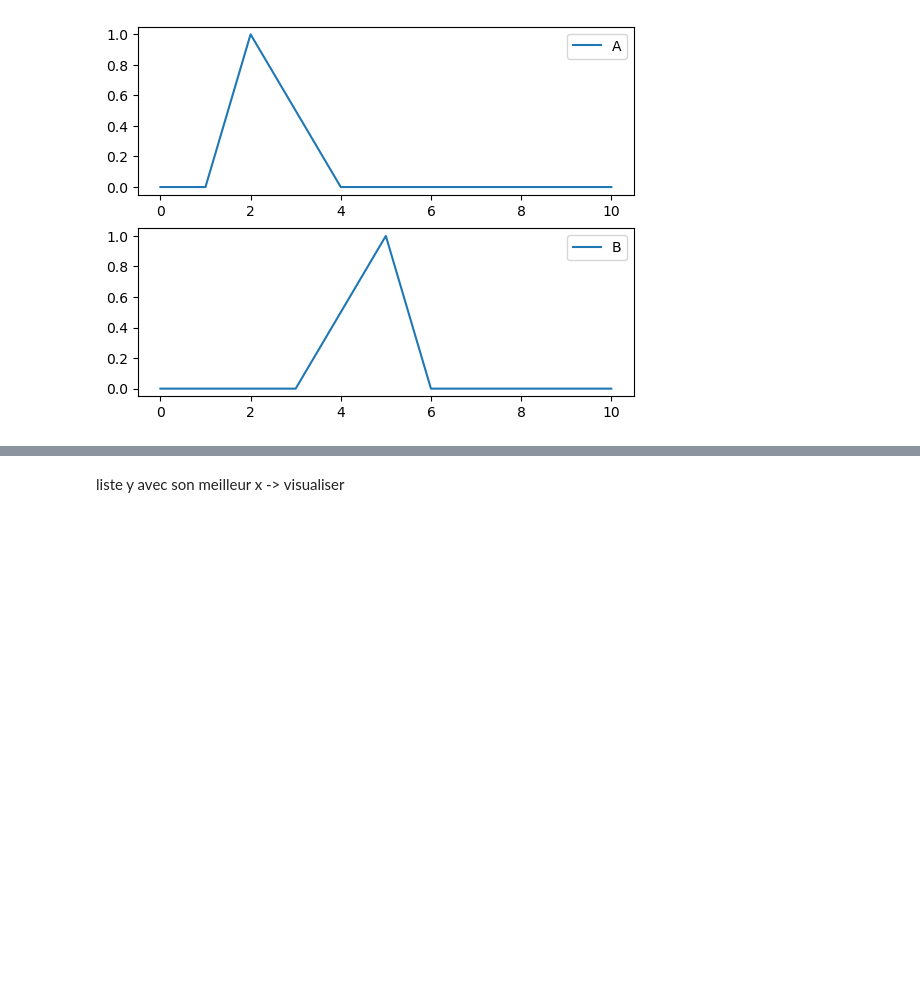
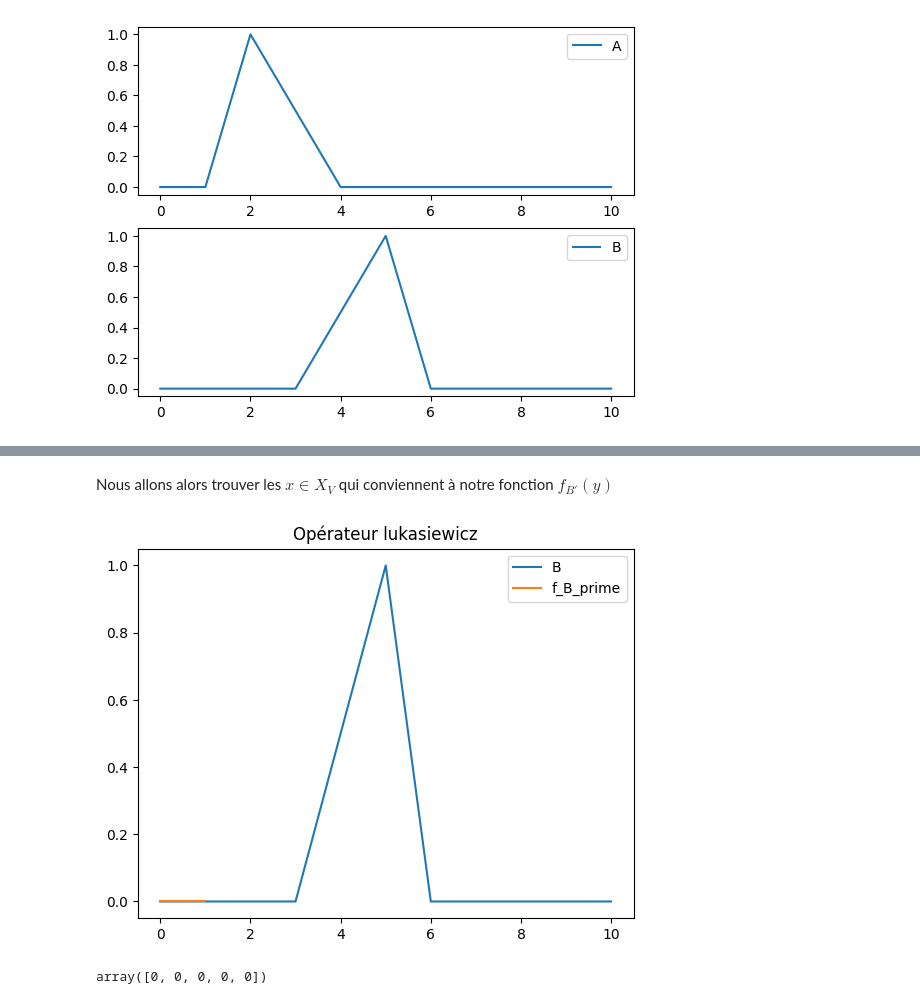
Before and after one commit to nhs2828/IA-Explicable, a Jupyter notebook: tme5/tme5.ipynb, the cells around one changed output, grey strips where cells are left out. Saved outputs shown, nothing was run; the diff lists cells and outputs as text; code cells hidden in the pictures; blank space fills up the shorter version.

```diff
--- a/tme5/tme5.ipynb
+++ b/tme5/tme5.ipynb
@@ -128,7 +121,7 @@ x0_liste = [2.5, 3, 3.5, 6, 2]
 op_liste = ['lukasiewicz','kleene-dienes','reichenbach','willmott','brouwer-godel','goguen','rescher-gaines']
 for x0 in x0_liste[:1]:
     for op in op_liste:
-        bonjour(ensA=ens['A'], ensB=ens['B'], x0=x0, op=op)
+        b_prime_implication(ensA=ens['A'], ensB=ens['B'], x0=x0, op=op)
 # %% [output]
 [figure]
 [figure]
@@ -140,7 +133,7 @@ for x0 in x0_liste[:1]:
 # %%
 op_liste = ['lukasiewicz','kleene-dienes','reichenbach','willmott','brouwer-godel','goguen','rescher-gaines']
 for op in op_liste:
-    bonjour(ensA=ens['A'], ensB=ens['B'], x0=0, op=op)
+    b_prime_implication(ensA=ens['A'], ensB=ens['B'], x0=0, op=op)
 # %% [output]
 [figure]
 [figure]
@@ -154,14 +158,21 @@ for y in Y for x in X
 # %%
 def seuil(x, seuil = 0.4):
+    """
+    Cette fonction simple est la fonction f_a
+    """
     return int(x>seuil)
-# %% [markdown]
-liste y avec son meilleur x
--> visualiser
+# %% [markdown]
+Nous allons alors trouver les $x \in X_V$ qui conviennent à notre fonction $f_{B'}(y)$
 # %%
-def aurevoir(ensA, ensB, f_a, op="lukasiewicz"):
+def modus_ponens_general(ensA, ensB, f_a, op="lukasiewicz"):
+
+    #definition de nos fonctions d'implication et la T-Norme
     FImplication = FonctionImplication(type=op)
+    t_norm = T_norm(op)
+
     interval_Y = np.linspace(ensB[0][0], ensB[-1][0], 100)
     interval_X = np.linspace(ensA[0][0], ensA[-1][0], 100)
+
     # visualiser B
     x = []
     y = []
@@ -170,25 +181,32 @@ def aurevoir(ensA, ensB, f_a, op="lukasiewicz"):
         y.append(pt[1])
     plt.plot(x, y, label="B")
 
-
-
     # calculer fB_prime_y
     fB_prime_y = np.zeros_like(interval_Y)
-    meilleur = -1
+
     for i in range(len(interval_Y)):
+        meilleur = f_a(interval_X[0])
+        fB_prime_y[0] = meilleur
+        fb_y = compute_membership(interval_Y[i], ensB)
+
         for j in range(len(interval_X)):
             x = interval_X[j]
             fa_x = compute_membership(x, ensA)
-            fb_y = compute_membership(interval_Y[i], ensB)
             fa_prime = f_a(x)
+            implication = FImplication.calculer(fa_x, fb_y)
+            resultat = t_norm.calculer(fa_prime, implication)
 
-            machin = FImplication.calculer(fa_x,fb_y)
-            resultat = Tnorm(fa_prime, machin)
             if resultat > meilleur:
                 meilleur = resultat
-                sauvegarder(x)
+                fB_prime_y[j] = x
 
-    plt.plot(interval_B, fB_prime_y, label="f_B_prime")
+    plt.plot(interval_Y, fB_prime_y, label="f_B_prime")
     plt.legend(loc="upper right")
-    plt.title(f"x0 = {x0} - operateur {op}")
+    plt.title(f"Opérateur {op}")
     plt.show()
+    return fB_prime_y
+# %%
+modus_ponens_general(ens['A'], ens['B'], seuil)
+# %% [output]
+[figure, added]
+array([0, 0, 0, 0, 0])
```
Also changed, not shown: parts of 14 cells of this notebook, 1 other file.
